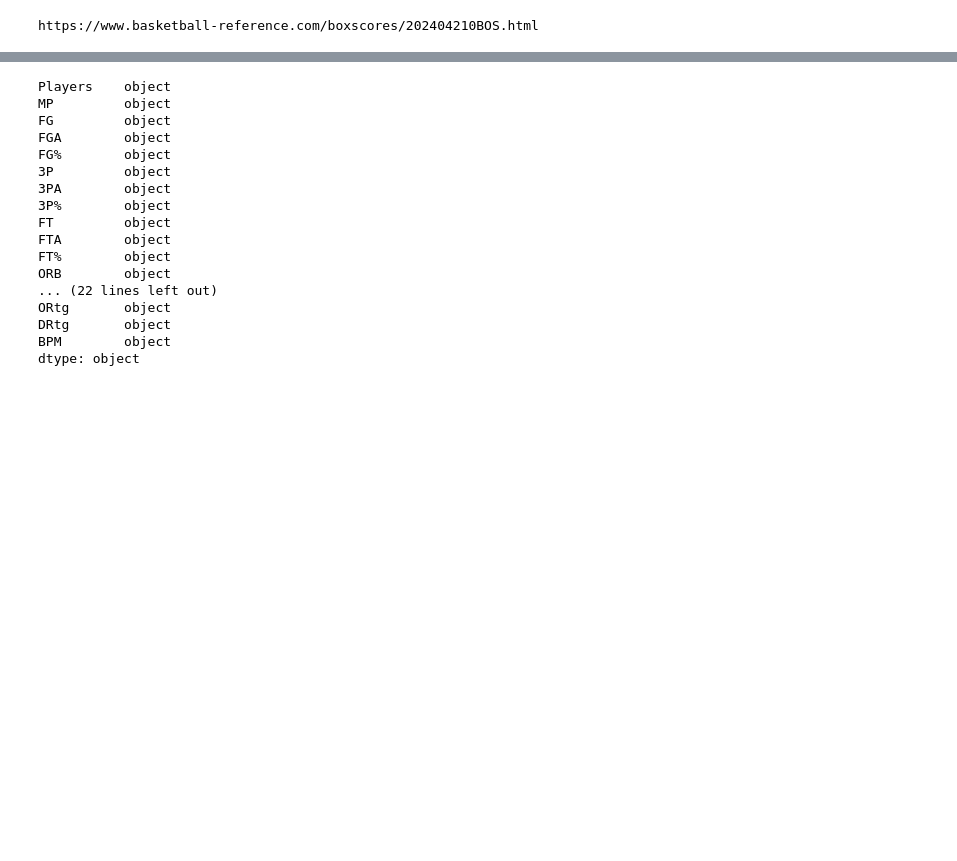
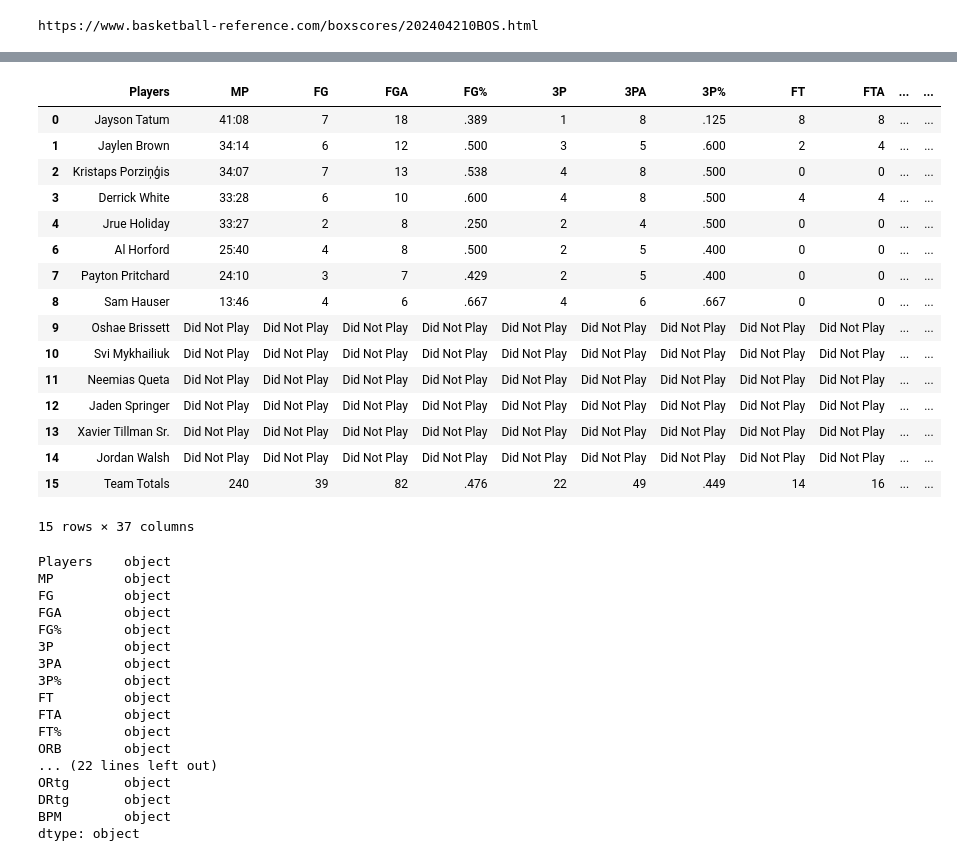
Before and after one commit to michaelparker7/FIN-377-Final-Project, a Jupyter notebook: examplecode.ipynb, the cells around one changed output, grey strips where cells are left out. Saved outputs shown, nothing was run; the diff lists cells and outputs as text; code cells hidden in the pictures; blank space fills up the shorter version.

```diff
--- a/examplecode.ipynb
+++ b/examplecode.ipynb
@@ -252,3 +269,40 @@ HTTPError: HTTP Error 429: Too Many Requests
+# %%
+response = requests.get('https://www.basketball-reference.com/boxscores/202404210BOS.html')
+boxscore = pd.read_html(response.text)
+# %%
+awayteam_basic = boxscore[0]
+awayteam_advanced = boxscore[7]
+hometeam_basic = boxscore[8]
+hometeam_advanced = boxscore[15]
+
+#print(awayteam_basic)
+awayteam = pd.merge(awayteam_basic,awayteam_advanced,left_index= True,right_index =True)
+awayteam = awayteam.drop(5,axis = 0).drop(columns = ('Unnamed: 0_level_0_y','Starters'),axis = 1)
+awayteam = awayteam.rename(columns={'Starters': 'Players'})
+awayteam.columns = awayteam.columns.droplevel(0)
+hometeam = pd.merge(hometeam_basic,hometeam_advanced,left_index= True,right_index =True)
+hometeam = hometeam.drop(5,axis = 0).drop(columns = ('Unnamed: 0_level_0_y','Starters'),axis = 1)
+hometeam = hometeam.rename(columns={'Starters': 'Players'})
+hometeam.columns = hometeam.columns.droplevel(0)
+hometeam
+# %% [output]
+|  | Players | MP | FG | FGA | FG% | 3P | 3PA | 3P% | FT | FTA | ... | ... |
+| 0 | Jayson Tatum | 41:08 | 7 | 18 | .389 | 1 | 8 | .125 | 8 | 8 | ... | ... |
+| 1 | Jaylen Brown | 34:14 | 6 | 12 | .500 | 3 | 5 | .600 | 2 | 4 | ... | ... |
+| 2 | Kristaps Porziņģis | 34:07 | 7 | 13 | .538 | 4 | 8 | .500 | 0 | 0 | ... | ... |
+| 3 | Derrick White | 33:28 | 6 | 10 | .600 | 4 | 8 | .500 | 4 | 4 | ... | ... |
+| 4 | Jrue Holiday | 33:27 | 2 | 8 | .250 | 2 | 4 | .500 | 0 | 0 | ... | ... |
+| 6 | Al Horford | 25:40 | 4 | 8 | .500 | 2 | 5 | .400 | 0 | 0 | ... | ... |
+| 7 | Payton Pritchard | 24:10 | 3 | 7 | .429 | 2 | 5 | .400 | 0 | 0 | ... | ... |
+| 8 | Sam Hauser | 13:46 | 4 | 6 | .667 | 4 | 6 | .667 | 0 | 0 | ... | ... |
+| 9 | Oshae Brissett | Did Not Play | Did Not Play | Did Not Play | Did Not Play | Did Not Play | Did Not Play | Did Not Play | Did Not Play | Did Not Play | ... | ... |
+| 10 | Svi Mykhailiuk | Did Not Play | Did Not Play | Did Not Play | Did Not Play | Did Not Play | Did Not Play | Did Not Play | Did Not Play | Did Not Play | ... | ... |
+| 11 | Neemias Queta | Did Not Play | Did Not Play | Did Not Play | Did Not Play | Did Not Play | Did Not Play | Did Not Play | Did Not Play | Did Not Play | ... | ... |
+| 12 | Jaden Springer | Did Not Play | Did Not Play | Did Not Play | Did Not Play | Did Not Play | Did Not Play | Did Not Play | Did Not Play | Did Not Play | ... | ... |
+| 13 | Xavier Tillman Sr. | Did Not Play | Did Not Play | Did Not Play | Did Not Play | Did Not Play | Did Not Play | Did Not Play | Did Not Play | Did Not Play | ... | ... |
+| 14 | Jordan Walsh | Did Not Play | Did Not Play | Did Not Play | Did Not Play | Did Not Play | Did Not Play | Did Not Play | Did Not Play | Did Not Play | ... | ... |
+| 15 | Team Totals | 240 | 39 | 82 | .476 | 22 | 49 | .449 | 14 | 16 | ... | ... |
+15 rows × 37 columns
 # %%
 hometeam.to_csv('hometest.csv', index=False)
 # %%
```
Also changed, not shown: parts of 6 cells of this notebook, 55 other files.
